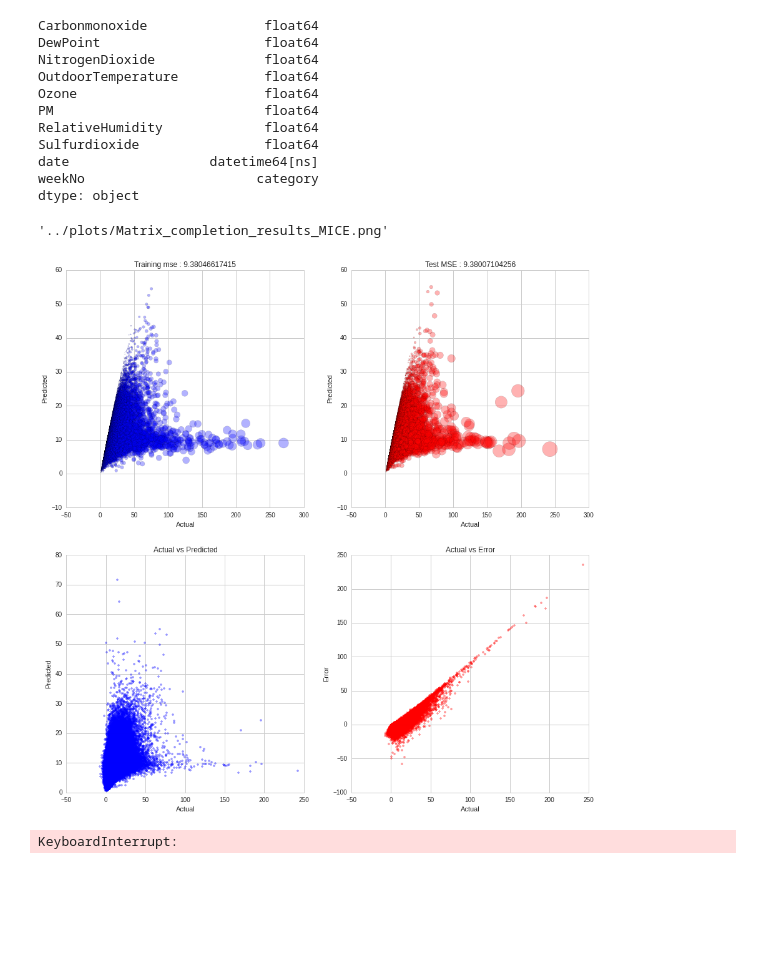
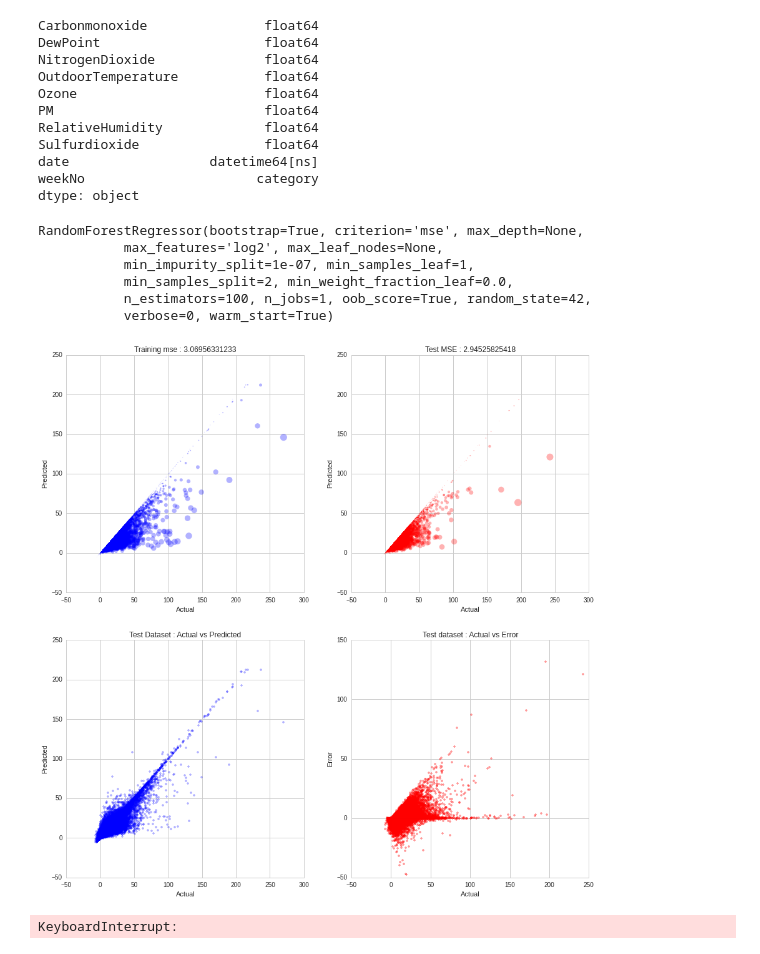
Before and after one commit to nilesh-patil/Airquality-Prediction, a Jupyter notebook: code/02. ExploratoryAnalysis.ipynb, the cells around one changed output. Cells and saved outputs as stored; diff of their text form; code cells hidden in the pictures; blank space fills up the shorter version.

Commit message:
Current analysis & SoftImpute plot

```diff
--- a/code/02. ExploratoryAnalysis.ipynb
+++ b/code/02. ExploratoryAnalysis.ipynb
@@ -862,7 +863,7 @@ print('SoftImpute')
 
 X_filled_si = SoftImpute(n_power_iterations=5,
                          max_iters=250,
-                         init_fill_method='median').complete(X_incomplete)
+                         init_fill_method='mean').complete(X_incomplete)
 
 X_filled_si = pd.DataFrame(X_filled_si)
 X_filled_si.columns = columns
@@ -941,8 +928,10 @@ train = data_model.sample(frac=0.7,random_state=RandomState)
 test = data_model[~(data_model.index.isin(train.index))]
 # %%
 rf = RandomForestRegressor(oob_score=True,
+                           warm_start=True,
+                           max_features='log2',
                            random_state=RandomState,
-                           n_estimators=250)
+                           n_estimators=100)
 
 
 rf.fit(X=train[['Carbonmonoxide',
@@ -955,10 +944,13 @@ rf.fit(X=train[['Carbonmonoxide',
                 'weekNo']],
        y=train.PM
 )
+# %% [output]
+RandomForestRegressor(bootstrap=True, criterion='mse', max_depth=None,
+           max_features='log2', max_leaf_nodes=None,
+           min_impurity_split=1e-07, min_samples_leaf=1,
+           min_samples_split=2, min_weight_fraction_leaf=0.0,
+           n_estimators=100, n_jobs=1, oob_score=True, random_state=42,
+           verbose=0, warm_start=True)
-# %%
-path_plot+'MICE.png'
-# %% [output]
-'../plots/Matrix_completion_results_MICE.png'
 # %%
 path_plot = '../plots/Matrix_completion_results_'
 
@@ -984,44 +976,52 @@ q = pd.DataFrame({  'x':x_test,
                 }).reset_index(drop=True)
 q = q.sort(['x'],inplace=False)
 
 
 mice_plot = sns.plt.figure(figsize=(15,15))
 sns.set_style('whitegrid')
 
 
 mice_plot.add_subplot(221)
 sns.plt.scatter(x_train,y_train,
-                s = error_train,c='blue',alpha=0.3)
-sns.plt.title('Training mse : '+str(np.mean(y_train)))
+                linewidths=0.0,
+                s = error_train,
+                c='blue',
+                alpha=0.3)
+sns.plt.title('Training mse : '+str(mean_squared_error(x_train,y_train)))
 sns.plt.xlabel('Actual')
 sns.plt.ylabel('Predicted')
 
 mice_plot.add_subplot(222)
 sns.plt.scatter(x_test,y_test,
-                s = error_test,c='red',alpha=0.3)
-sns.plt.title('Test MSE : '+str(np.mean(y_test)))
+                linewidths=0.0,
+                s = error_test,
+                c='red',alpha=0.3)
+sns.plt.title('Test MSE : '+str(mean_squared_error(x_test,y_test)))
 sns.plt.xlabel('Actual')
 sns.plt.ylabel('Predicted')
 
 mice_plot.add_subplot(223)
-sns.plt.plot(q.x,q.y,
-             '.',alpha=0.4,color='b')
-sns.plt.title('Actual vs Predicted')
+sns.plt.plot(x_train,y_train,
+             '.',
+             alpha=0.3,
+             color='b')
+sns.plt.title('Test Dataset : Actual vs Predicted')
 sns.plt.xlabel('Actual')
 sns.plt.ylabel('Predicted')
 
 mice_plot.add_subplot(224)
-sns.plt.plot(q.x,q.error_test,'.',alpha=0.4,color='r')
-sns.plt.title('Actual vs Error')
+sns.plt.plot(x_test,error_test,
+             '.',alpha=0.4,color='r')
+sns.plt.title('Test dataset : Actual vs Error')
 sns.plt.xlabel('Actual')
 sns.plt.ylabel('Error')
 
 
 
 
-plt.savefig(path_plot+'MICE.PNG',dpi = 750)
+plt.savefig(path_plot+'si.PNG',dpi = 750)
 # %% [output]
-[figure, old version]
+[figure, new version]
 # %%
 from collections import OrderedDict
 from sklearn.datasets import make_classification
```
Also changed, not shown: parts of 5 cells of this notebook, 1 other file.
